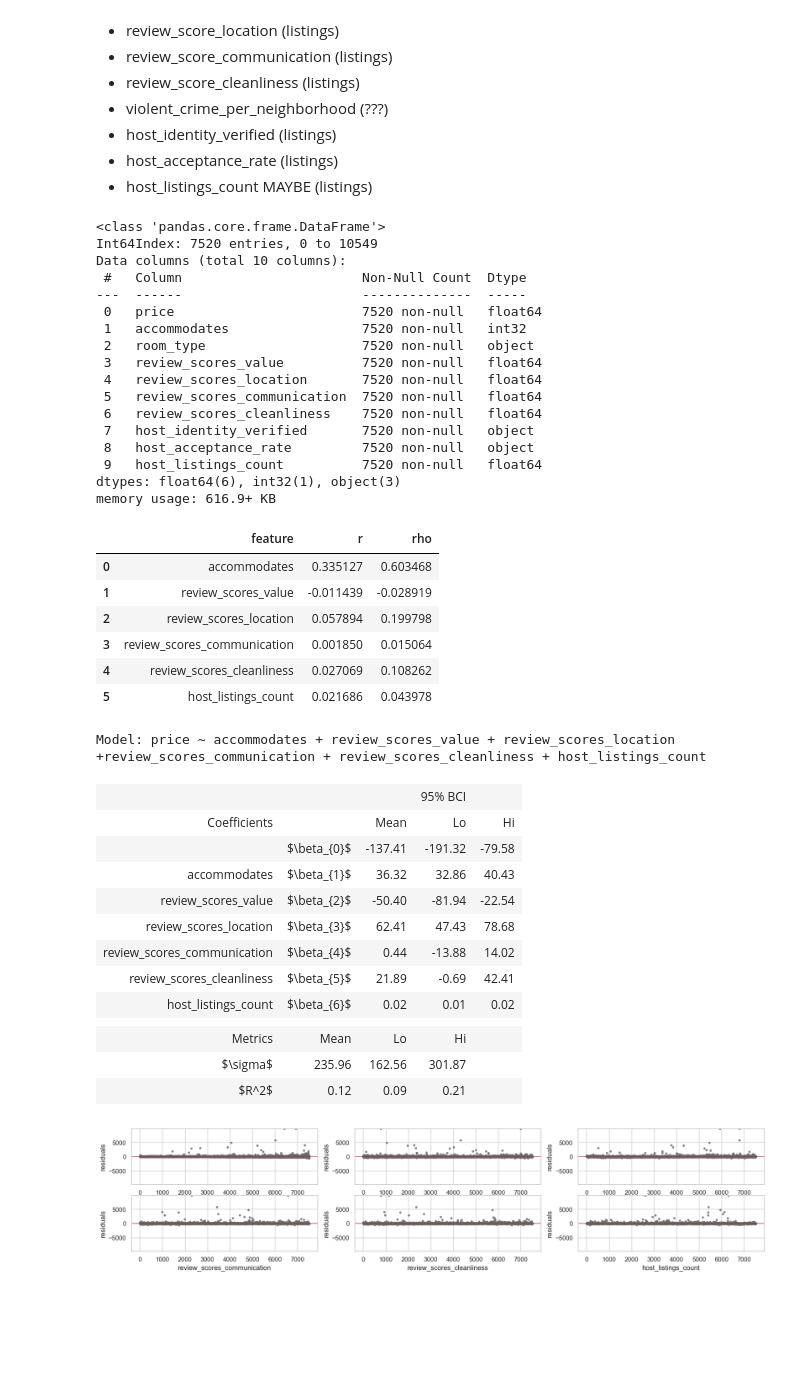
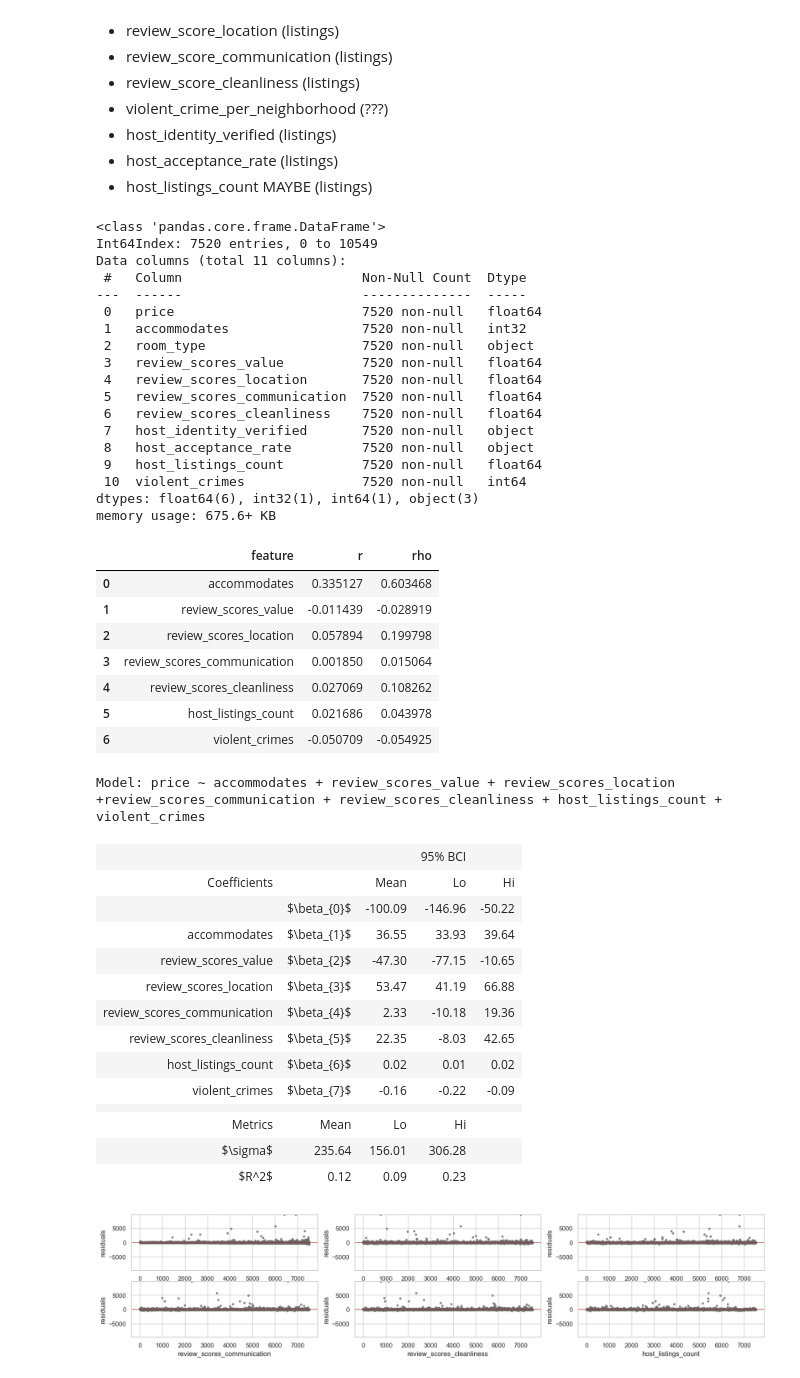
Before and after one commit to yishengtang/PS6-lab1, a Jupyter notebook: model.ipynb, the cells around one changed output. Drawn from its saved outputs; the diff is of its cells as text; code cells hidden in the pictures; blank space fills up the shorter version.

Commit message:
model fixes, added violent crimes to datawarehouse and model

```diff
--- a/model.ipynb
+++ b/model.ipynb
@@ -139,7 +262,8 @@ combined_non_nan = full_latest_listings[full_latest_listings[['price',
                                  'review_scores_cleanliness',
                                  'host_identity_verified',
                                  'host_acceptance_rate',
-                                 'host_listings_count']].notnull().all(1)]
+                                 'host_listings_count',
+                                 'violent_crimes']].notnull().all(1)].copy()
 combined_non_nan = combined_non_nan[['price',
                                  'accommodates',
                                  'room_type',
@@ -149,13 +273,14 @@ combined_non_nan = combined_non_nan[['price',
                                  'review_scores_cleanliness',
                                  'host_identity_verified',
                                  'host_acceptance_rate',
-                                 'host_listings_count']].copy()
+                                 'host_listings_count',
+                                 'violent_crimes']].copy()
 # %%
 combined_non_nan.info()
 # %% [output]
 <class 'pandas.core.frame.DataFrame'>
 Int64Index: 7520 entries, 0 to 10549
-Data columns (total 10 columns):
+Data columns (total 11 columns):
  #   Column                       Non-Null Count  Dtype
 ---  ------                       --------------  -----
  0   price                        7520 non-null   float64
@@ -168,5 +293,6 @@ Data columns (total 10 columns):
  7   host_identity_verified       7520 non-null   object
  8   host_acceptance_rate         7520 non-null   object
  9   host_listings_count          7520 non-null   float64
-dtypes: float64(6), int32(1), object(3)
-memory usage: 616.9+ KB
+ 10  violent_crimes               7520 non-null   int64
+dtypes: float64(6), int32(1), int64(1), object(3)
+memory usage: 675.6+ KB
@@ -194,7 +317,8 @@ correlations(combined_non_nan, "price", ['accommodates',
                                  'review_scores_location',
                                  'review_scores_communication',
                                  'review_scores_cleanliness',
-                                 'host_listings_count'])
+                                 'host_listings_count',
+                                 'violent_crimes'])
 # %% [output]
 |  | feature | r | rho |
 | 0 | accommodates | 0.335127 | 0.603468 |
@@ -203,27 +327,29 @@ correlations(combined_non_nan, "price", ['accommodates',
 | 3 | review_scores_communication | 0.001850 | 0.015064 |
 | 4 | review_scores_cleanliness | 0.027069 | 0.108262 |
 | 5 | host_listings_count | 0.021686 | 0.043978 |
+| 6 | violent_crimes | -0.050709 | -0.054925 |
 # %%
 import models
 # %%
-model = "price ~ accommodates + review_scores_value + review_scores_location +review_scores_communication + review_scores_cleanliness + host_listings_count"
+model = "price ~ accommodates + review_scores_value + review_scores_location +review_scores_communication + review_scores_cleanliness + host_listings_count + violent_crimes"
 result1 = models.bootstrap_linear_regression(model, data=combined_non_nan)
 models.describe_bootstrap_lr(result1)
 # %% [output]
-Model: price ~ accommodates + review_scores_value + review_scores_location +review_scores_communication + review_scores_cleanliness + host_listings_count
+Model: price ~ accommodates + review_scores_value + review_scores_location +review_scores_communication + review_scores_cleanliness + host_listings_count + violent_crimes
 |  |  |  | 95% BCI |  |
 | Coefficients |  | Mean | Lo | Hi |
-|  | $\beta_{0}$ | -137.41 | -191.32 | -79.58 |
-| accommodates | $\beta_{1}$ | 36.32 | 32.86 | 40.43 |
-| review_scores_value | $\beta_{2}$ | -50.40 | -81.94 | -22.54 |
-| review_scores_location | $\beta_{3}$ | 62.41 | 47.43 | 78.68 |
-| review_scores_communication | $\beta_{4}$ | 0.44 | -13.88 | 14.02 |
-| review_scores_cleanliness | $\beta_{5}$ | 21.89 | -0.69 | 42.41 |
+|  | $\beta_{0}$ | -100.09 | -146.96 | -50.22 |
+| accommodates | $\beta_{1}$ | 36.55 | 33.93 | 39.64 |
+| review_scores_value | $\beta_{2}$ | -47.30 | -77.15 | -10.65 |
+| review_scores_location | $\beta_{3}$ | 53.47 | 41.19 | 66.88 |
+| review_scores_communication | $\beta_{4}$ | 2.33 | -10.18 | 19.36 |
+| review_scores_cleanliness | $\beta_{5}$ | 22.35 | -8.03 | 42.65 |
 | host_listings_count | $\beta_{6}$ | 0.02 | 0.01 | 0.02 |
+| violent_crimes | $\beta_{7}$ | -0.16 | -0.22 | -0.09 |
 |  |  |  |  |  |
 | Metrics | Mean | Lo | Hi |  |
-| $\sigma$ | 235.96 | 162.56 | 301.87 |  |
-| $R^2$ | 0.12 | 0.09 | 0.21 |  |
+| $\sigma$ | 235.64 | 156.01 | 306.28 |  |
+| $R^2$ | 0.12 | 0.09 | 0.23 |  |
 # %%
 def plot_residuals(result, variables):
     figure = plt.figure(figsize=(20,6))
```
Also changed, not shown: parts of 24 cells of this notebook, 2 other files.
